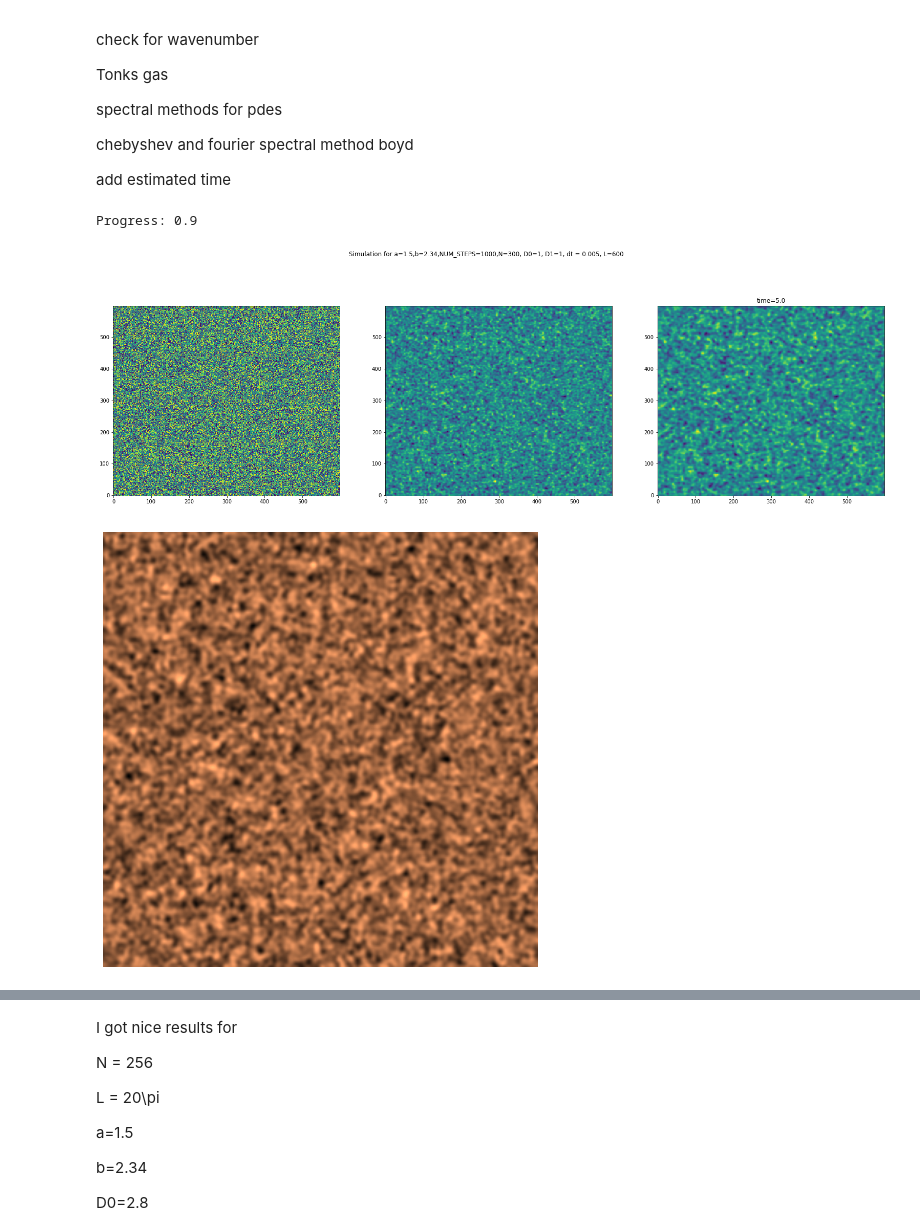
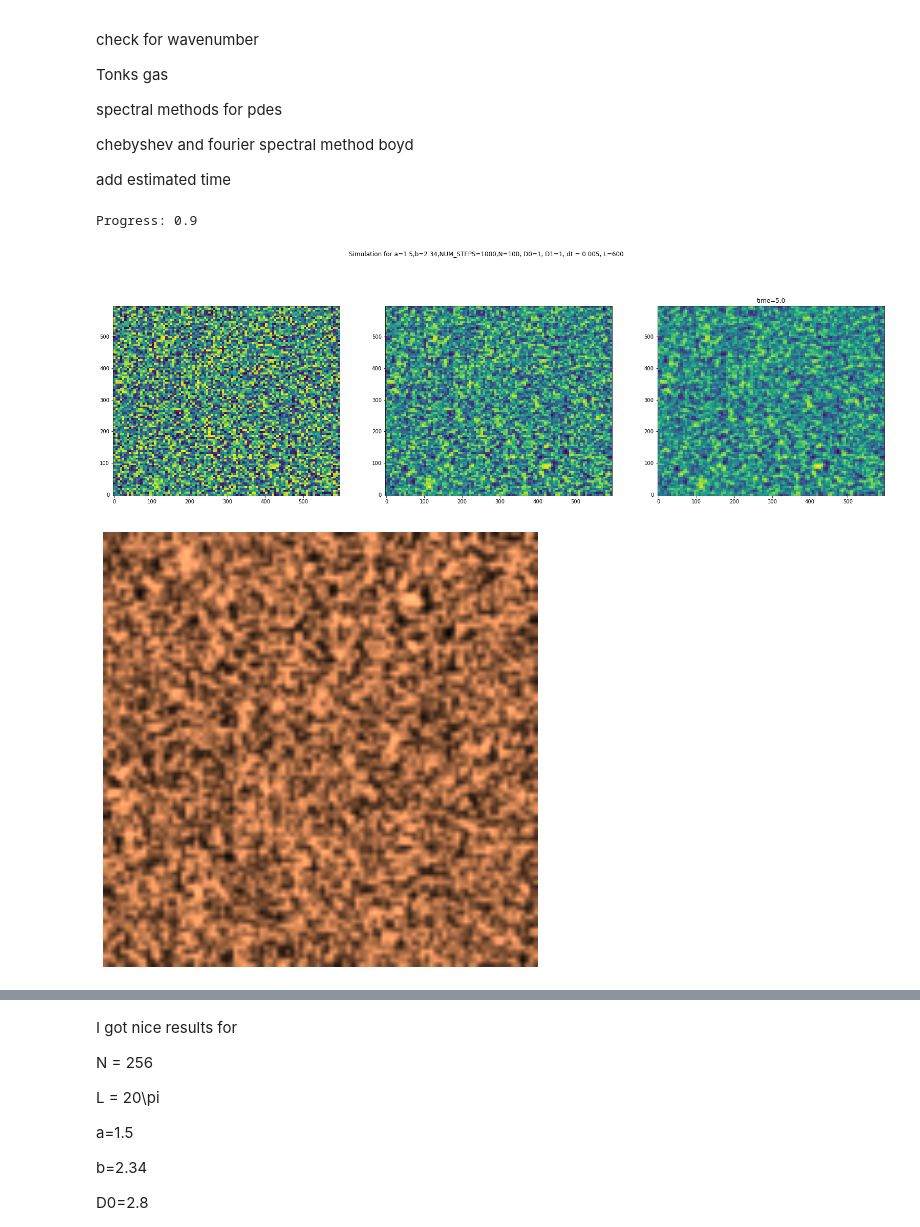
Before and after one commit to l-ada/Turing-models, a Jupyter notebook: brusselator.ipynb, the cells around one changed output, grey strips where cells are left out. Saved outputs shown, nothing was run; the diff lists cells and outputs as text; code cells hidden in the pictures.

```diff
--- a/brusselator.ipynb
+++ b/brusselator.ipynb
@@ -20,6 +20,11 @@ from IPython.display import HTML
 from matplotlib import rc
 import matplotlib.animation as animation
 %matplotlib inline
+
+def create_initial_array(num_of_nodes, ampl = 0.1):
+    #return initial concentration of substance. Can be random, should be positive
+    return np.random.rand(num_of_nodes,num_of_nodes) * ampl
+# for now
 class Brusselator():
     def __init__(self,N = 100, L = 40*np.pi, a=1.5, b=2.34, D0=2.8, D1=22.4, NUM_STEPS=10**4, dt = 0.05, method = 'pseudo-spectral'):
         self.N = N
@@ -35,6 +40,12 @@ class Brusselator():
         self.fu = fu
         self.fv = fv
         self.method = method
+        self.initial_data_u = create_initial_array(self.N)
+        self.initial_data_v = create_initial_array(self.N)
+    def update_initial_data(new_data_u, new_data_v):
+        self.initial_data_u = new_data_u
+        self.initial_data_v = new_data_v
+        self.N = new_data_u.shape[0]
     # def get_equation_parameters(self):
     #     return \
     #     self.a,\
@@ -115,8 +122,12 @@ def perform_simulation(brusselator_class = Brusselator(), save_full = False):
     dx = L / N
     savetimes = [0, NUM_STEPS//2, NUM_STEPS-2]
     # initialize data
+
+    #modified this part
     initial_data_u = create_initial_array(N)
     initial_data_v = create_initial_array(N)
+    # initial_data_u = brusselator_class.initial_data_u
+    # initial_data_v = brusselator_class.initial_data_v
     wavenums = create_wavenumber_array(N, L)
 
     ## initialize operators
@@ -124,8 +135,8 @@ def perform_simulation(brusselator_class = Brusselator(), save_full = False):
     operator_v = create_time_operator(wavenums, D1, dt)
 
     ##initialize data
-    u = initial_data_u
-    v = initial_data_v
+    u = initial_data_u.copy()
+    v = initial_data_v.copy()
 
     u_saved = []
     v_saved = []
@@ -169,8 +180,10 @@ def perform_simulation(brusselator_class = Brusselator(), save_full = False):
             deltaU = laplacian(u,dx)
             deltaV = laplacian(v,dx)
 
-            u[1:-1, 1:-1] +=  dt*(D0*deltaU+ fu(u,v))
-            v[1:-1, 1:-1] +=  dt*(D1*deltaV+ fv(u,v))
+            uc,vc = u[1:-1, 1:-1],v[1:-1, 1:-1]
+
+            u[1:-1, 1:-1] +=  dt*(D0*deltaU+ fu(uc,vc))
+            v[1:-1, 1:-1] +=  dt*(D1*deltaV+ fv(uc,vc))
 
             u = apply_boundary_condition(u)
             v = apply_boundary_condition(v)
@@ -281,20 +294,20 @@ def run_animation(brusselator_class = Brusselator(NUM_STEPS=100)):
 # %%
 # simulate_and_plot(Brusselator())
 a = 0
 b = 0
 # method = 'finite-difference'
 method = 'pseudo-spectral'
-bruss = Brusselator(NUM_STEPS=10**3, N=300,L=600, dt = 0.005, D0=1, D1=1, method=method)
+bruss = Brusselator(NUM_STEPS=10**3, N=100,L=600, dt = 0.005, D0=1, D1=1, method=method)
 bruss.fu = lambda u,v:0.0
 bruss.fv = lambda u,v:0.0
 simulate_and_plot(bruss)
 # anim = run_animation(bruss)
 # anim
 # HTML(anim.to_jshtml())
 # %% [output]
 Progress: 0.9
-[figure, old version]
+[figure, new version]
-[figure, old version]
+[figure, new version]
 # %%
 a = 0
 b = 0
```
Also changed, not shown: parts of 2 cells of this notebook.
